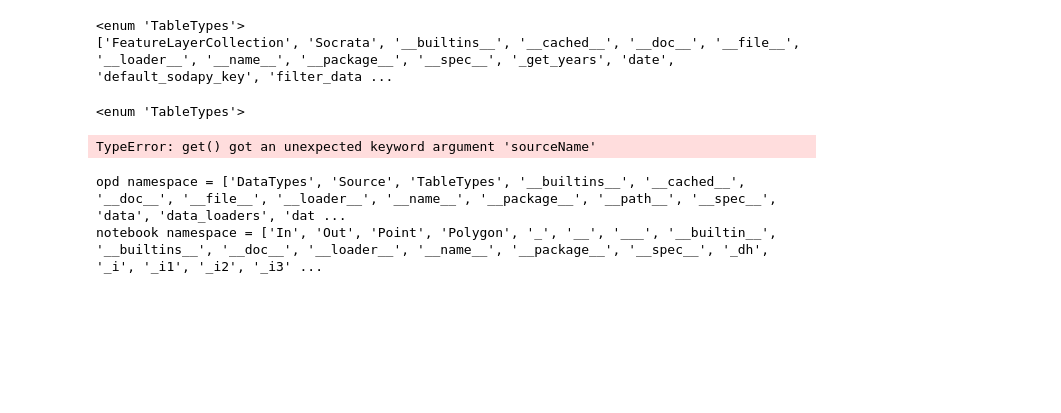
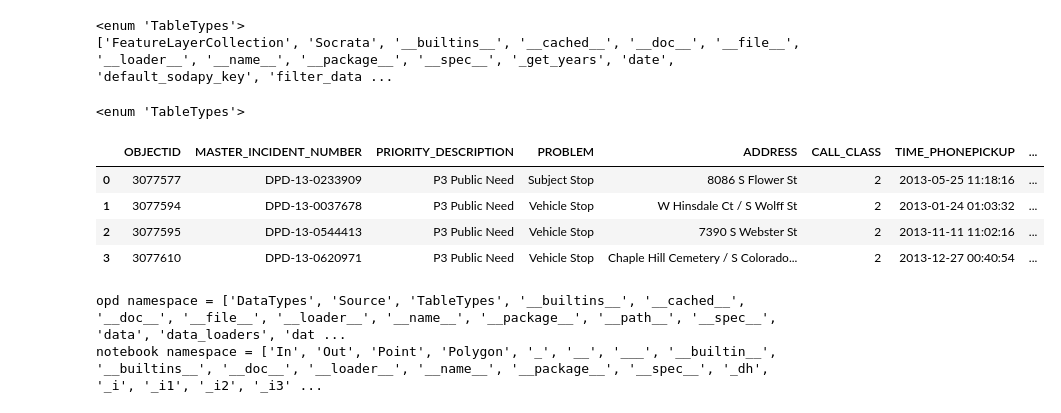
Before and after one commit to openpolicedata/openpolicedata, a Jupyter notebook: notebooks/ex_plotting_data.ipynb, the cells around one changed output. Saved outputs shown, nothing was run; the diff lists cells and outputs as text; code cells hidden in the pictures; blank space fills up the shorter version.

```diff
--- a/notebooks/ex_plotting_data.ipynb
+++ b/notebooks/ex_plotting_data.ipynb
@@ -40,8 +36,15 @@ print(str(TableTypes))
 <enum 'TableTypes'>
 # %%
 source=Source("Denver Police Department")
+tables=source.load_from_url(2013)
-# %% [output]
-TypeError: get() got an unexpected keyword argument 'sourceName'
+# %%
+tables.table.head(4)
+# %% [output]
+|  | OBJECTID | MASTER_INCIDENT_NUMBER | PRIORITY_DESCRIPTION | PROBLEM | ADDRESS | CALL_CLASS | TIME_PHONEPICKUP | ... |
+| 0 | 3077577 | DPD-13-0233909 | P3 Public Need | Subject Stop | 8086 S Flower St | 2 | 2013-05-25 11:18:16 | ... |
+| 1 | 3077594 | DPD-13-0037678 | P3 Public Need | Vehicle Stop | W Hinsdale Ct / S Wolff St | 2 | 2013-01-24 01:03:32 | ... |
+| 2 | 3077595 | DPD-13-0544413 | P3 Public Need | Vehicle Stop | 7390 S Webster St | 2 | 2013-11-11 11:02:16 | ... |
+| 3 | 3077610 | DPD-13-0620971 | P3 Public Need | Vehicle Stop | Chaple Hill Cemetery / S Colorado... | 2 | 2013-12-27 00:40:54 | ... |
 # %%
 print("opd namespace = " + str(dir(opd)))
 print("notebook namespace = " + str(dir()))
```
Also changed, not shown: parts of 1 cell of this notebook, 3 other files.
